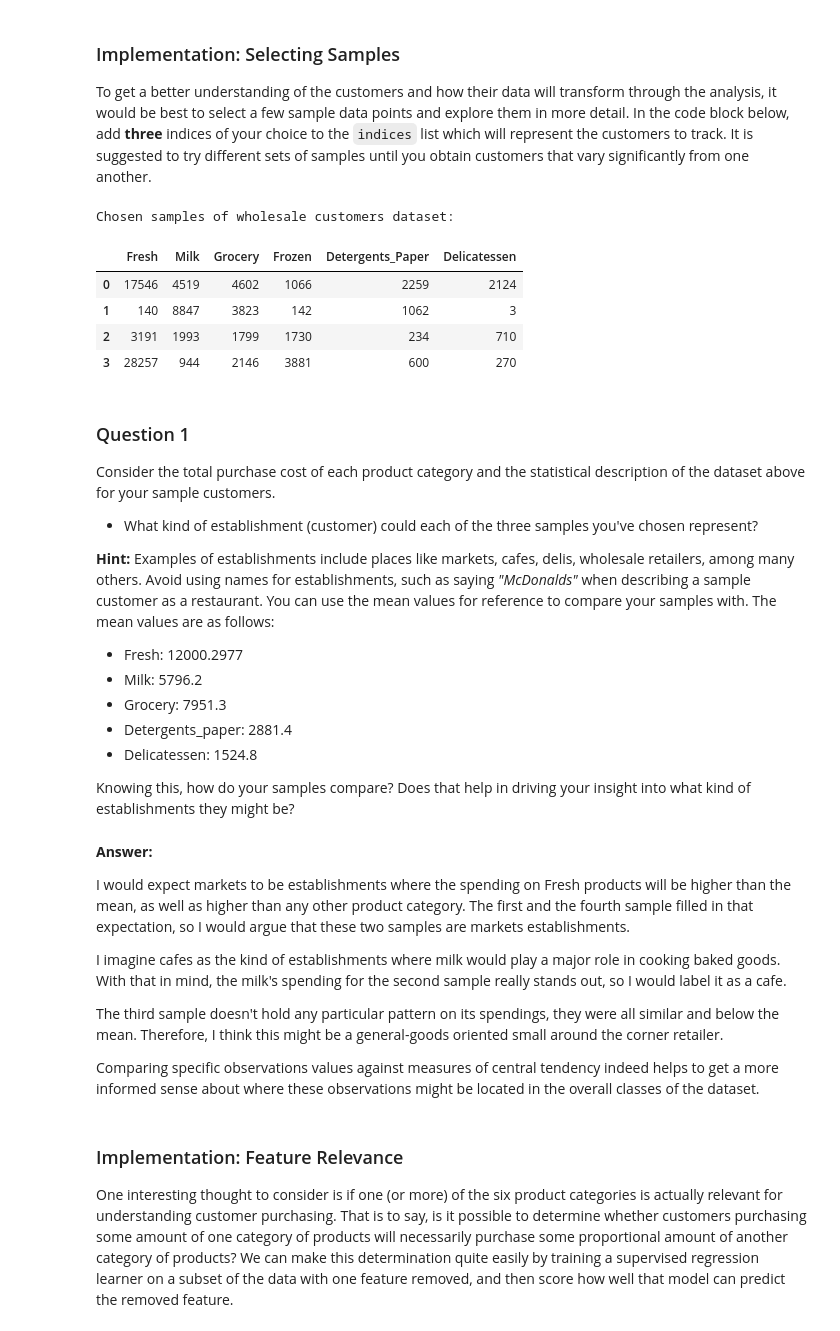
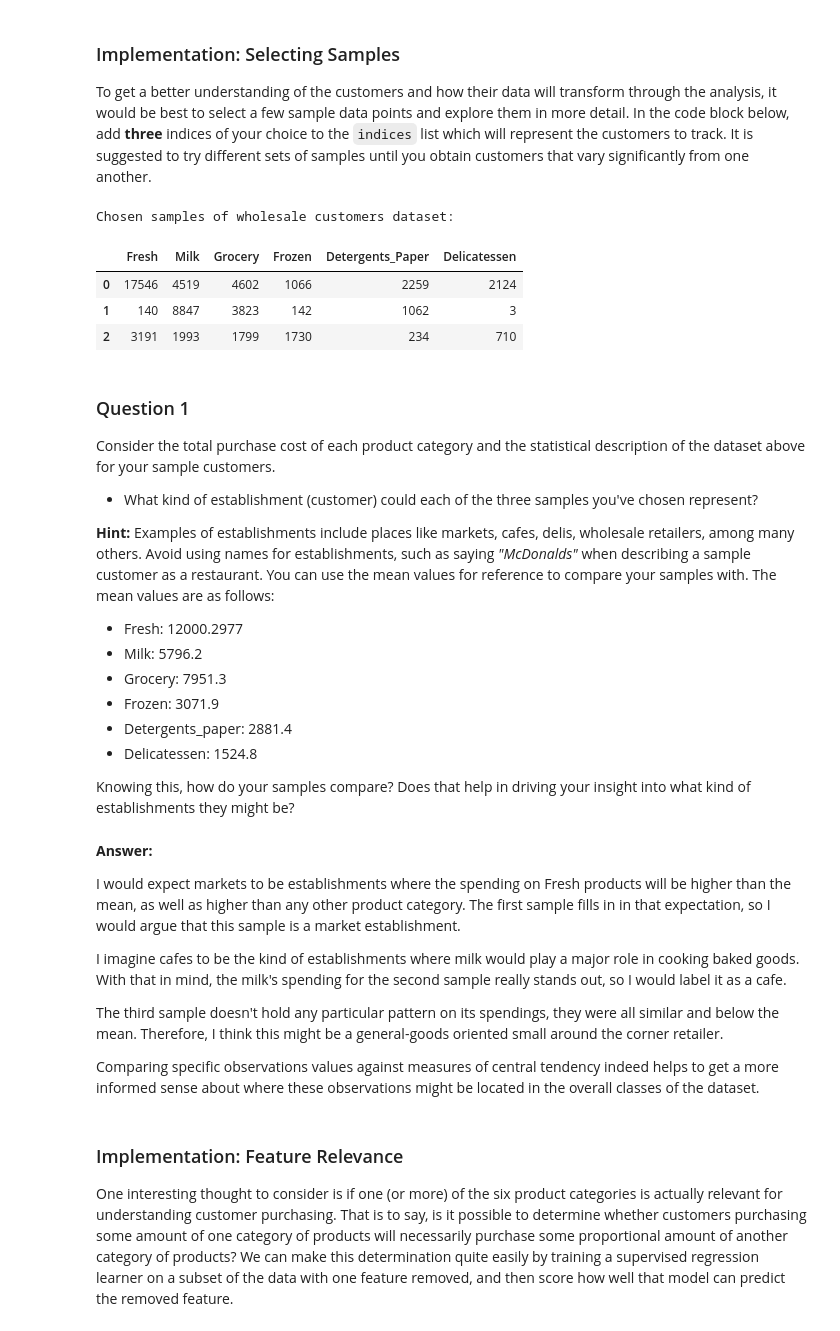
Before and after one commit to cidmedeiros/ml-projects, a Jupyter notebook: projects/customer_segments/customer_segments.ipynb, the cells around one changed output. Cells and saved outputs as stored; diff of their text form; code cells hidden in the pictures.

```diff
--- a/projects/customer_segments/customer_segments.ipynb
+++ b/projects/customer_segments/customer_segments.ipynb
@@ -61,19 +61,18 @@ display(data.describe())
 To get a better understanding of the customers and how their data will transform through the analysis, it would be best to select a few sample data points and explore them in more detail. In the code block below, add **three** indices of your choice to the `indices` list which will represent the customers to track. It is suggested to try different sets of samples until you obtain customers that vary significantly from one another.
 # %%
 # TODO: Select three indices of your choice you wish to sample from the dataset
-indices = [20, 128, 250, 380]
+indices = [20, 128, 250]
 
 # Create a DataFrame of the chosen samples
 samples = pd.DataFrame(data.loc[indices], columns = data.keys()).reset_index(drop = True)
 print("Chosen samples of wholesale customers dataset:")
 display(samples)
 # %% [output]
 Chosen samples of wholesale customers dataset:
 |  | Fresh | Milk | Grocery | Frozen | Detergents_Paper | Delicatessen |
 | 0 | 17546 | 4519 | 4602 | 1066 | 2259 | 2124 |
 | 1 | 140 | 8847 | 3823 | 142 | 1062 | 3 |
 | 2 | 3191 | 1993 | 1799 | 1730 | 234 | 710 |
-| 3 | 28257 | 944 | 2146 | 3881 | 600 | 270 |
 # %% [markdown]
 ### Question 1
 Consider the total purchase cost of each product category and the statistical description of the dataset above for your sample customers.
@@ -85,6 +84,7 @@ Consider the total purchase cost of each product category and the statistical de
 * Fresh: 12000.2977
 * Milk: 5796.2
 * Grocery: 7951.3
+* Frozen: 3071.9
 * Detergents_paper: 2881.4
 * Delicatessen: 1524.8
 
@@ -92,9 +92,9 @@ Knowing this, how do your samples compare? Does that help in driving your insigh
 # %% [markdown]
 **Answer:**
 
-I would expect markets to be establishments where the spending on Fresh products will be higher than the mean, as well as higher than any other product category. The first and the fourth sample filled in that expectation, so I would argue that these two samples are markets establishments.
+I would expect markets to be establishments where the spending on Fresh products will be higher than the mean, as well as higher than any other product category. The first sample fills in in that expectation, so I would argue that this sample is a market establishment.
 
-I imagine cafes as the kind of establishments where milk would play a major role in cooking baked goods. With that in mind, the milk's spending for the second sample really stands out, so I would label it as a cafe.
+I imagine cafes to be the kind of establishments where milk would play a major role in cooking baked goods. With that in mind, the milk's spending for the second sample really stands out, so I would label it as a cafe.
 
 The third sample doesn't hold any particular pattern on its spendings, they were all similar and below the mean. Therefore, I think this might be a general-goods oriented small around the corner retailer.
 
```
Also changed, not shown: parts of 22 cells of this notebook, 1 other file.
